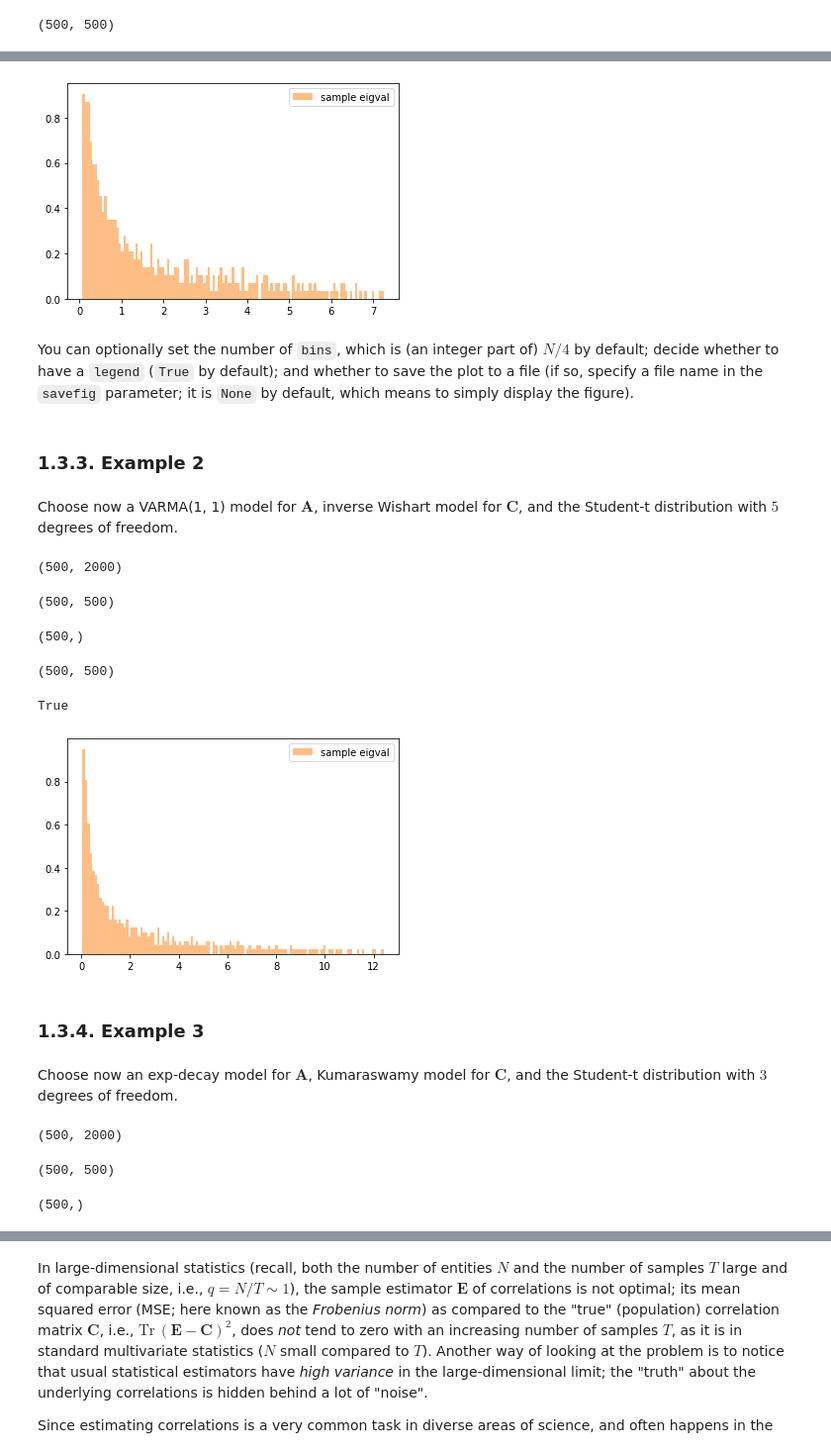
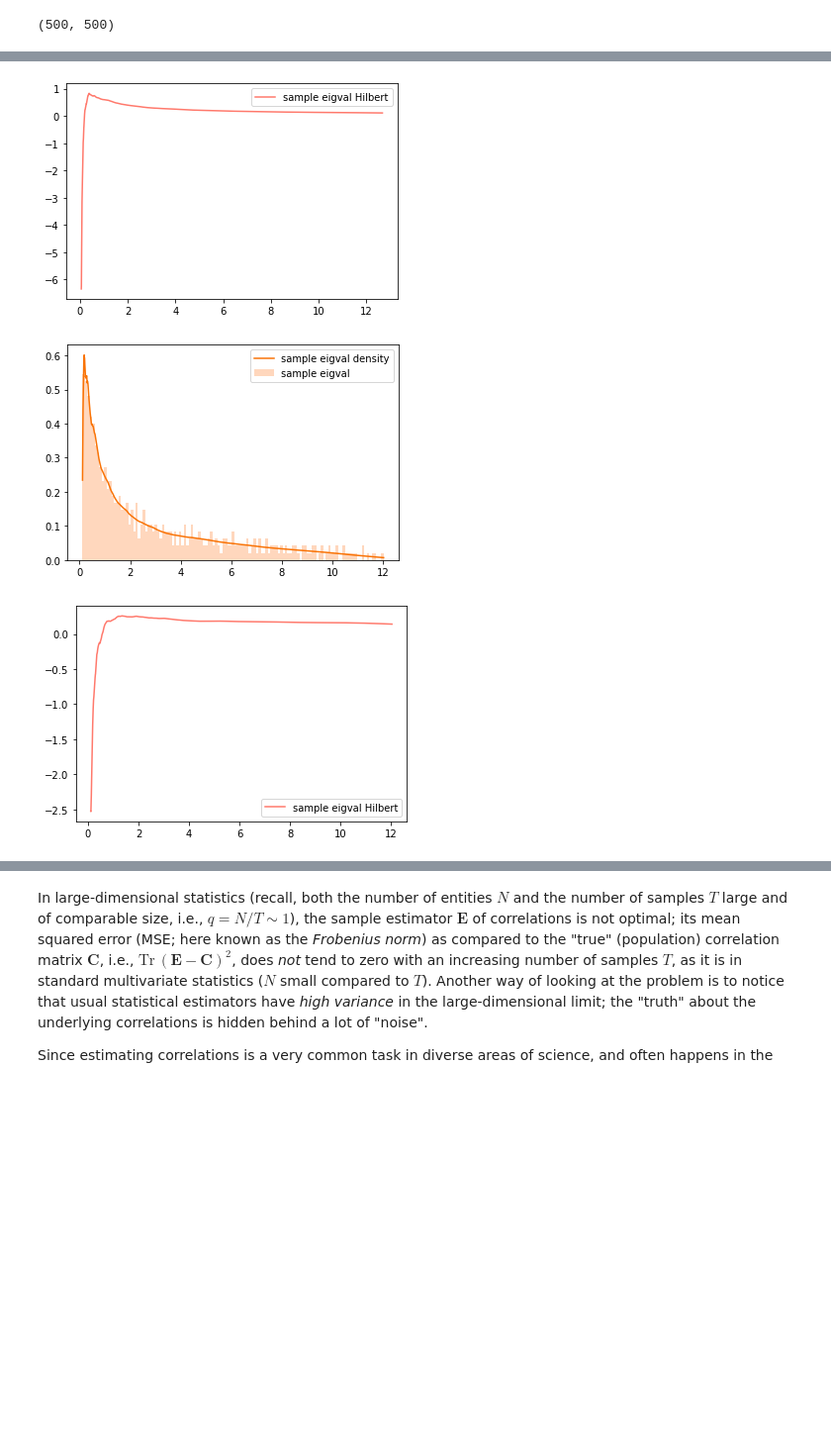
Before and after one commit to yedrek/shrinkage, a Jupyter notebook: shrinkage_user_guide.ipynb, the cells around one changed output, grey strips where cells are left out. Shown at 99% size. Saved outputs shown, nothing was run; the diff lists cells and outputs as text; code cells hidden in the pictures; blank space fills up the shorter version.

```diff
--- a/shrinkage_user_guide.ipynb
+++ b/shrinkage_user_guide.ipynb
@@ -226,11 +214,11 @@ T = 1000
 # %%
-sample_1 = SampleEigenvalues(
+sim_1 = DataMatrix(
     method='sandwich',
     N=N,
     C_model='clusters',
     f_list=[0.5],
     e_list=[1., 3.],
-    T=T,
-    A_model='VARMA',
-    a_list=[0.8, 0.5]
+    T_total=T_total,
+    A_model='exp-decay',
+    tau=3.
 )
@@ -306,0 +380,6 @@ We also have the sample correlation estimator $\mathbf{E}$ (of the "truncated" v
+# %%
+sample_1 = SampleEigenvalues(
+    Y=sim_1.Y,
+    T=T,
+    T_out=T_out
+)
@@ -329,10 +425,6 @@ Finally, the `SampleEigenvalues` class has a simple method `hist` to plot a hist
 # %%
-sample_1.hist()
+sample_1.hist(
+    show_lambdas_Hilbert=True,
+)
 # %% [output]
-[figure, old version]
+[figure, new version]
-# %% [markdown]
-You can optionally set the number of `bins`, which is (an integer part of) $N / 4$ by default; decide whether to have a `legend` (`True` by default); and whether to save the plot to a file (if so, specify a file name in the `savefig` parameter; it is `None` by default, which means to simply display the figure).
-# %% [markdown]
-### 1.3.3. Example 2
-# %% [markdown]
-Choose now a VARMA(1, 1) model for $\mathbf{A}$, inverse Wishart model for $\mathbf{C}$, and the Student-t distribution with $5$ degrees of freedom.
@@ -352,28 +431,13 @@ sample_2 = SampleEigenvalues(
-# %%
-sample_2.Y.shape
-# %% [output]
-(500, 2000)
-# %%
-sample_2.E.shape
-# %% [output]
-(500, 500)
-# %%
-sample_2.E_eigval.shape
-# %% [output]
-(500,)
-# %%
-sample_2.E_eigvec.shape
-# %% [output]
-(500, 500)
-# %%
-sample_2.verified_E_eigensystem
-# %% [output]
-True
+# %%
+sample_2.hist(
+    show_lambdas=True,
+    show_lambdas_density=True,
+)
+# %% [output]
+[figure, added]
 # %%
-sample_2.hist()
+sample_2.hist(
+    show_lambdas_Hilbert=True,
+)
 # %% [output]
-[figure, old version]
+[figure, new version]
-# %% [markdown]
-### 1.3.4. Example 3
-# %% [markdown]
-Choose now an exp-decay model for $\mathbf{A}$, Kumaraswamy model for $\mathbf{C}$, and the Student-t distribution with $3$ degrees of freedom.
@@ -394,12 +443,0 @@ sample_3 = SampleEigenvalues(
-# %%
-sample_3.Y.shape
-# %% [output]
-(500, 2000)
-# %%
-sample_3.E.shape
-# %% [output]
-(500, 500)
-# %%
-sample_3.E_eigval.shape
-# %% [output]
-(500,)
```
Also changed, not shown: parts of 464 cells of this notebook, 31 other files.
